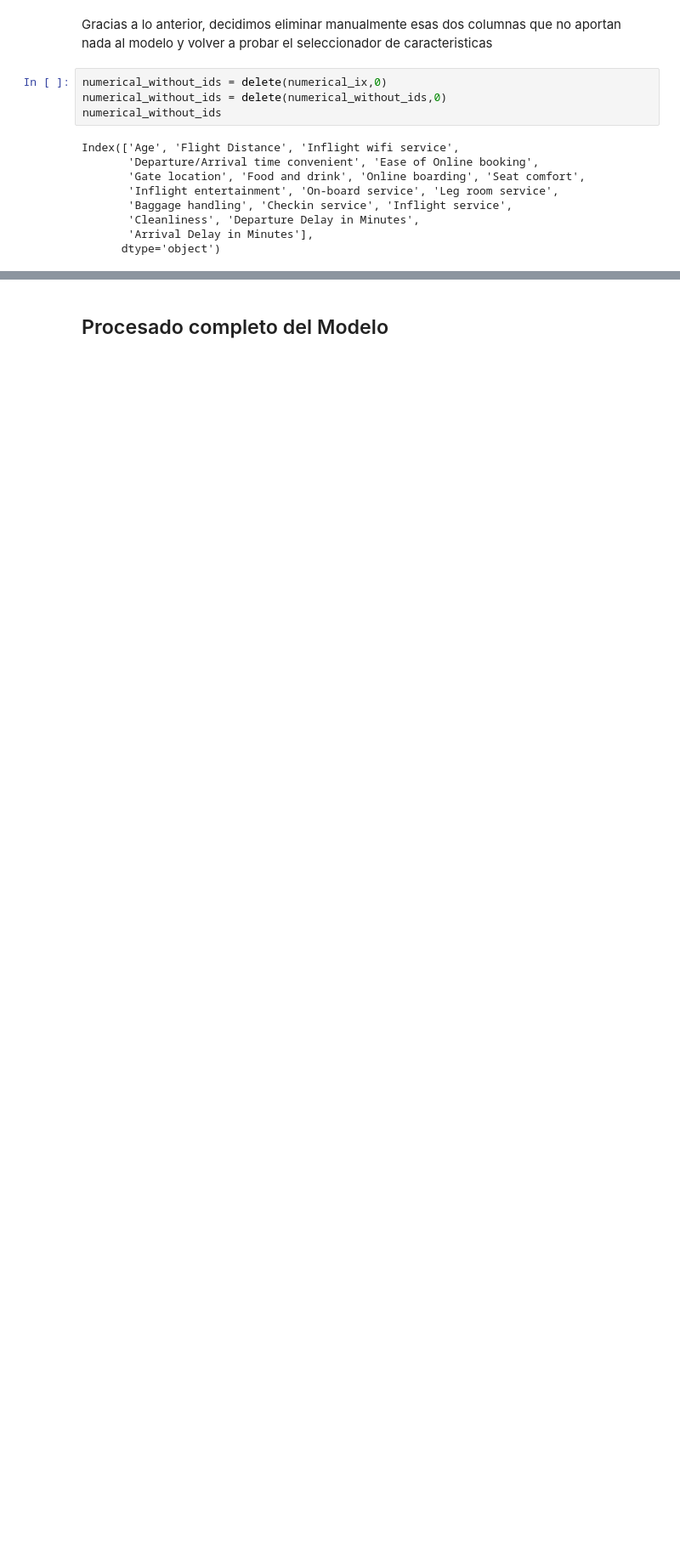
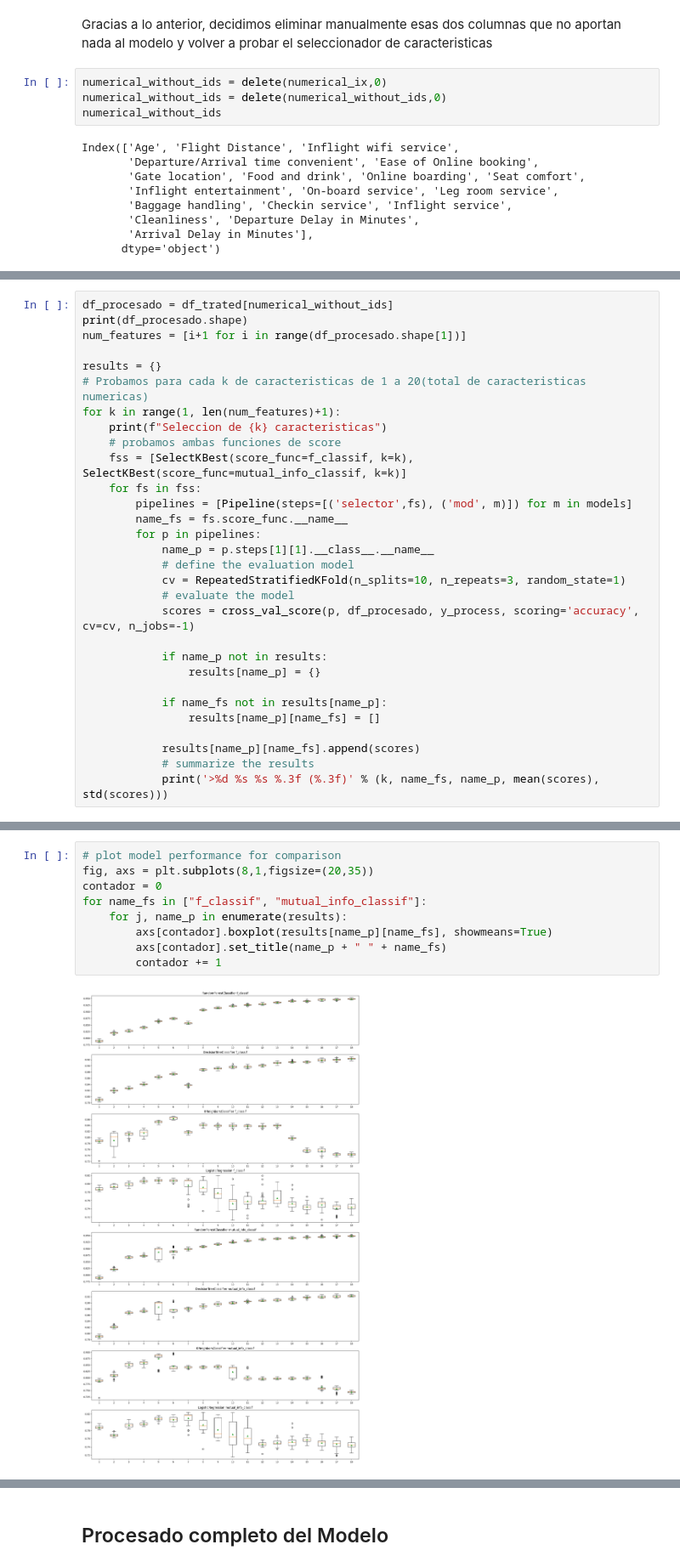
Before and after one commit to nlmaldonadog/PreparacionDeDatos-Trabajo1, a Jupyter notebook: Data_preparation-Nicolas_Maldonado.ipynb, the cells around one changed output, grey strips where cells are left out. Shown at 85% size. Saved outputs shown, nothing was run; the diff lists cells and outputs as text; blank space fills up the shorter version.

```diff
--- a/Data_preparation-Nicolas_Maldonado.ipynb
+++ b/Data_preparation-Nicolas_Maldonado.ipynb
@@ -835,0 +838,30 @@ df_rfe_results
+# %%
+df_procesado = df_trated[numerical_without_ids]
+print(df_procesado.shape)
+num_features = [i+1 for i in range(df_procesado.shape[1])]
+
+results = {}
+# Probamos para cada k de caracteristicas de 1 a 20(total de caracteristicas numericas)
+for k in range(1, len(num_features)+1):
+    print(f"Seleccion de {k} caracteristicas")
+    # probamos ambas funciones de score
+    fss = [SelectKBest(score_func=f_classif, k=k), SelectKBest(score_func=mutual_info_classif, k=k)]
+    for fs in fss:
+        pipelines = [Pipeline(steps=[('selector',fs), ('mod', m)]) for m in models]
+        name_fs = fs.score_func.__name__
+        for p in pipelines:
+            name_p = p.steps[1][1].__class__.__name__
+            # define the evaluation model
+            cv = RepeatedStratifiedKFold(n_splits=10, n_repeats=3, random_state=1)
+            # evaluate the model
+            scores = cross_val_score(p, df_procesado, y_process, scoring='accuracy', cv=cv, n_jobs=-1)
+
+            if name_p not in results:
+                results[name_p] = {}
+
+            if name_fs not in results[name_p]:
+                results[name_p][name_fs] = []
+
+            results[name_p][name_fs].append(scores)
+            # summarize the results
+            print('>%d %s %s %.3f (%.3f)' % (k, name_fs, name_p, mean(scores), std(scores)))
@@ -836 +886,12 @@ df_rfe_results
+# %%
+# plot model performance for comparison
+fig, axs = plt.subplots(8,1,figsize=(20,35))
+contador = 0
+for name_fs in ["f_classif", "mutual_info_classif"]:
+    for j, name_p in enumerate(results):
+        axs[contador].boxplot(results[name_p][name_fs], showmeans=True)
+        axs[contador].set_title(name_p + " " + name_fs)
+        contador += 1
+# %% [output]
+[figure, added]
 # %% [markdown]
```
Also changed, not shown: parts of 25 cells of this notebook, 1 other file.
